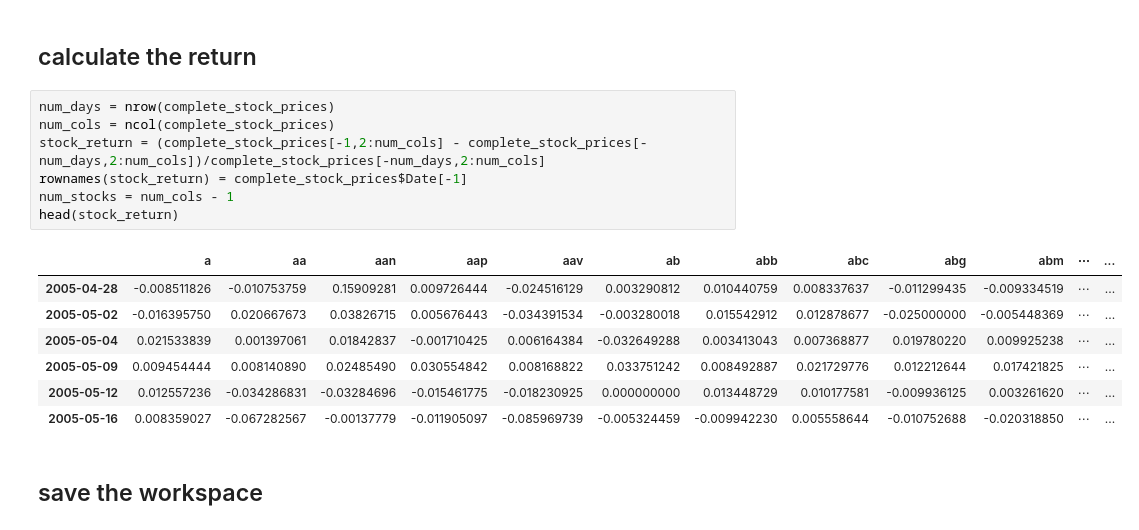
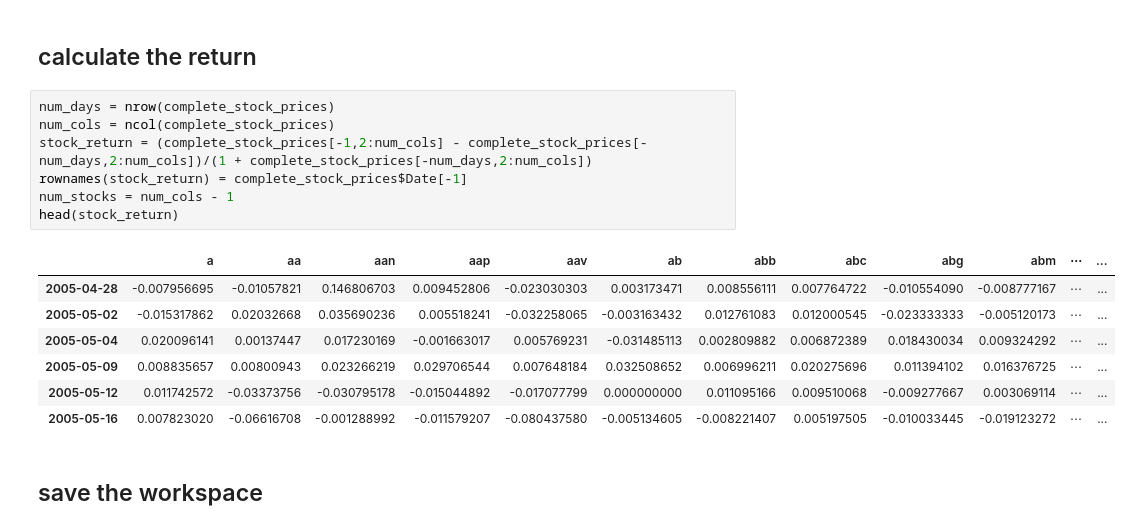
Before and after one commit to shifwang/Stat222-spring-2018, a Jupyter notebook: Jan18/CAPM.ipynb, the cells around one changed output. Drawn from its saved outputs; the diff is of its cells as text.

```diff
--- a/Jan18/CAPM.ipynb
+++ b/Jan18/CAPM.ipynb
@@ -97,18 +97,18 @@ head(complete_stock_prices)
 # %%
 num_days = nrow(complete_stock_prices)
 num_cols = ncol(complete_stock_prices)
-stock_return = (complete_stock_prices[-1,2:num_cols] - complete_stock_prices[-num_days,2:num_cols])/complete_stock_prices[-num_days,2:num_cols]
+stock_return = (complete_stock_prices[-1,2:num_cols] - complete_stock_prices[-num_days,2:num_cols])/(1 + complete_stock_prices[-num_days,2:num_cols])
 rownames(stock_return) = complete_stock_prices$Date[-1]
 num_stocks = num_cols - 1
 head(stock_return)
 # %% [output]
 |  | a | aa | aan | aap | aav | ab | abb | abc | abg | abm | ⋯ | ... |
-| 2005-04-28 | -0.008511826 | -0.010753759 | 0.15909281 | 0.009726444 | -0.024516129 | 0.003290812 | 0.010440759 | 0.008337637 | -0.011299435 | -0.009334519 | ⋯ | ... |
-| 2005-05-02 | -0.016395750 | 0.020667673 | 0.03826715 | 0.005676443 | -0.034391534 | -0.003280018 | 0.015542912 | 0.012878677 | -0.025000000 | -0.005448369 | ⋯ | ... |
-| 2005-05-04 | 0.021533839 | 0.001397061 | 0.01842837 | -0.001710425 | 0.006164384 | -0.032649288 | 0.003413043 | 0.007368877 | 0.019780220 | 0.009925238 | ⋯ | ... |
-| 2005-05-09 | 0.009454444 | 0.008140890 | 0.02485490 | 0.030554842 | 0.008168822 | 0.033751242 | 0.008492887 | 0.021729776 | 0.012212644 | 0.017421825 | ⋯ | ... |
-| 2005-05-12 | 0.012557236 | -0.034286831 | -0.03284696 | -0.015461775 | -0.018230925 | 0.000000000 | 0.013448729 | 0.010177581 | -0.009936125 | 0.003261620 | ⋯ | ... |
-| 2005-05-16 | 0.008359027 | -0.067282567 | -0.00137779 | -0.011905097 | -0.085969739 | -0.005324459 | -0.009942230 | 0.005558644 | -0.010752688 | -0.020318850 | ⋯ | ... |
+| 2005-04-28 | -0.007956695 | -0.01057821 | 0.146806703 | 0.009452806 | -0.023030303 | 0.003173471 | 0.008556111 | 0.007764722 | -0.010554090 | -0.008777167 | ⋯ | ... |
+| 2005-05-02 | -0.015317862 | 0.02032668 | 0.035690236 | 0.005518241 | -0.032258065 | -0.003163432 | 0.012761083 | 0.012000545 | -0.023333333 | -0.005120173 | ⋯ | ... |
+| 2005-05-04 | 0.020096141 | 0.00137447 | 0.017230169 | -0.001663017 | 0.005769231 | -0.031485113 | 0.002809882 | 0.006872389 | 0.018430034 | 0.009324292 | ⋯ | ... |
+| 2005-05-09 | 0.008835657 | 0.00800943 | 0.023266219 | 0.029706544 | 0.007648184 | 0.032508652 | 0.006996211 | 0.020275696 | 0.011394102 | 0.016376725 | ⋯ | ... |
+| 2005-05-12 | 0.011742572 | -0.03373756 | -0.030795178 | -0.015044892 | -0.017077799 | 0.000000000 | 0.011095166 | 0.009510068 | -0.009277667 | 0.003069114 | ⋯ | ... |
+| 2005-05-16 | 0.007823020 | -0.06616708 | -0.001288992 | -0.011579207 | -0.080437580 | -0.005134605 | -0.008221407 | 0.005197505 | -0.010033445 | -0.019123272 | ⋯ | ... |
 # %% [markdown]
 ## save the workspace
 # %%
```
Also changed, not shown: parts of 3 cells of this notebook, 1 other file.
